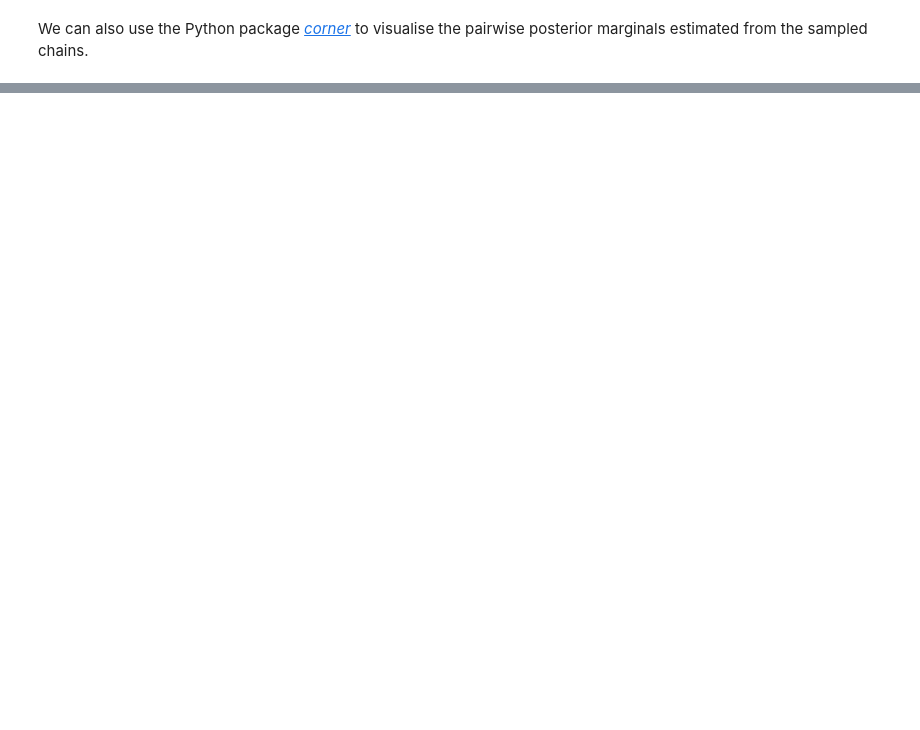
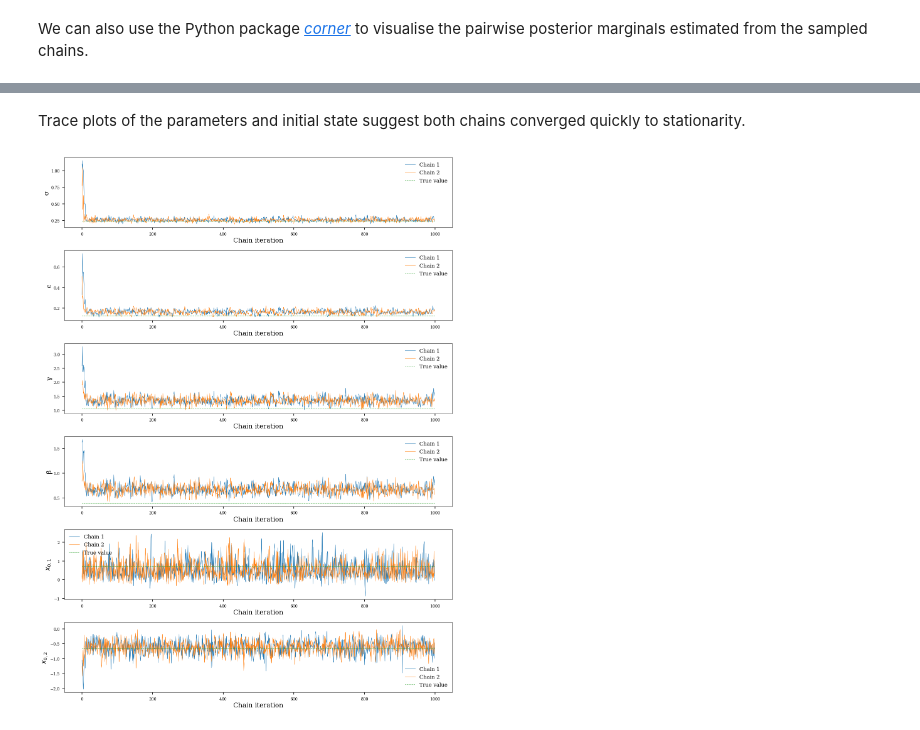
Before and after one commit to thiery-lab/manifold-mcmc-for-diffusions, a Jupyter notebook: FitzHugh-Nagumo_example.ipynb, the cells around one changed output, grey strips where cells are left out. Drawn from its saved outputs; the diff is of its cells as text; code cells hidden in the pictures; blank space fills up the shorter version.

```diff
--- a/FitzHugh-Nagumo_example.ipynb
+++ b/FitzHugh-Nagumo_example.ipynb
@@ -403,0 +410,19 @@ with plt.style.context(plot_style):
+# %%
+plot_indices = [(0, 0), (0, 1), (1000, 0), (1000, 1), (2000, 0), (2000, 1)]
+num_indices = len(plot_indices)
+v_seq_ref = q_ref[dim_x + dim_x:].reshape((-1, dim_v))
+with plt.style.context(plot_style):
+    fig, axes = plt.subplots(num_indices, num_indices,
+                             figsize=(1.5 * num_indices, 1.5 * num_indices))
+    _ = corner.corner(
+        onp.stack([onp.concatenate([t[num_warmup:, i[0], i[1]] for t in traces['v_seq']]) for i in plot_indices], -1),
+        labels=[f'$v_{{{i[0] + 1},{i[1] + 1}}}$' for i in plot_indices],
+        truths=[v_seq_ref[i] for i in plot_indices],
+        color='C0', truth_color='C1', show_titles=True, smooth=1.,
+        fig=fig)
+    for i in range(num_indices):
+        for j in range(i+1):
+            if i != num_var - 1:
+                axes[i, j].xaxis.set_ticks_position('none')
+            if j != 0 or (i == j == 0):
+                axes[i, j].yaxis.set_ticks_position('none')
@@ -403,0 +431,24 @@ with plt.style.context(plot_style):
+# %% [markdown]
+Trace plots of the parameters and initial state suggest both chains converged quickly to stationarity.
+# %%
+chain_iters = onp.arange(0, num_warmup + num_sample)
+with plt.style.context(plot_style):
+    fig, axes = plt.subplots(num_var, 1, figsize=(9, 2 * num_var))
+    for i, ax in enumerate(axes):
+        if i < dim_z:
+            for c in range(num_chains):
+                ax.plot(chain_iters, traces[param_names[i]][c][chain_iters], label=f'Chain {c+1}')
+            ax.autoscale(False, axis='x')
+            ax.plot([chain_iters[0], chain_iters[-1]], [z_ref[i], z_ref[i]], '--', label='True value')
+            ax.set(xlabel='Chain iteration', ylabel=param_names[i])
+        else:
+            j = i - dim_z
+            for c in range(num_chains):
+                ax.plot(chain_iters, traces['x_0'][c][chain_iters, j], label=f'Chain {c+1}')
+            ax.autoscale(False, axis='x')
+            ax.plot([chain_iters[0], chain_iters[-1]], [x_0_ref[j], x_0_ref[j]], '--', label='True value')
+            ax.set(xlabel='Chain iteration', ylabel=f'$x_{{0,{j+1}}}$')
+        ax.legend()
+    fig.tight_layout()
+# %% [output]
+[figure, added]
```
Also changed, not shown: parts of 17 cells of this notebook.
